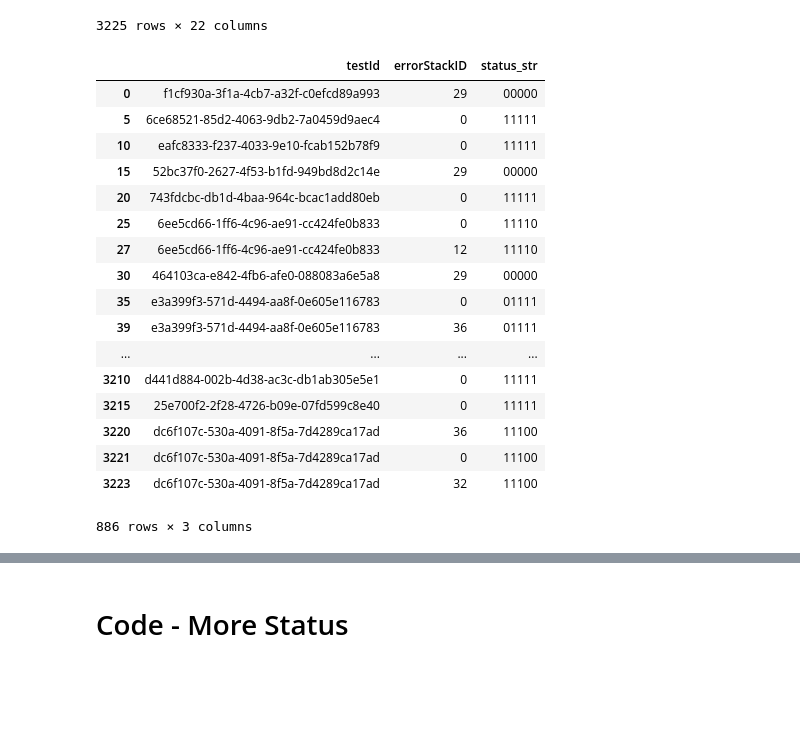
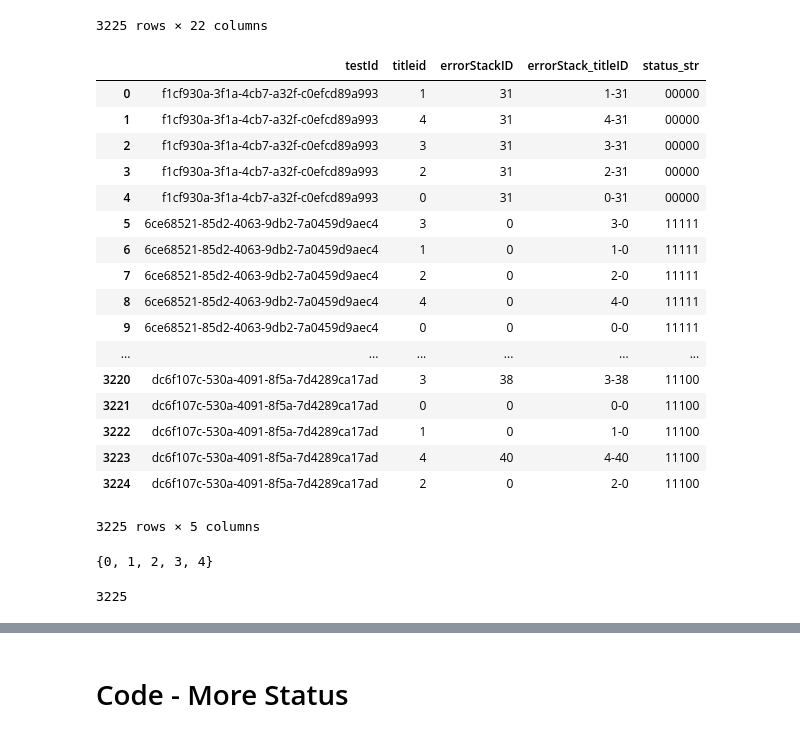
Before and after one commit to xzhren/autoQA, a Jupyter notebook: 2#CodeQA.ipynb, the cells around one changed output, grey strips where cells are left out. Saved outputs shown, nothing was run; the diff lists cells and outputs as text; code cells hidden in the pictures; blank space fills up the shorter version.

```diff
--- a/2#CodeQA.ipynb
+++ b/2#CodeQA.ipynb
@@ -201,0 +229,4 @@ test_info_pd.drop_duplicates
+# %%
+owner_id = list(test_info_pd.columns).index("owner")
+tester_id = list(test_info_pd.columns).index("tester")
+test_info_pd.apply(lambda line: line[owner_id] == line[tester_id], axis=1).drop_duplicates()
@@ -202,2 +236,3 @@ test_info_pd.drop_duplicates
 # %%
-test_info_pd.apply(lambda line: line[6] == line[-6], axis=1).drop_duplicates()
+tmp = test_info_pd.apply(lambda line: line[owner_id] == line[tester_id], axis=1).drop_duplicates()
+assert (len(tmp) == 1) and (tmp[0] == True)
@@ -369,7 +405,7 @@ java.lang.AssertionError: 未能正确添加博客 expected:<4> but was:<3>
 'java.lang.AssertionError: 未能正确添加博客 expected:<4> but was:<3>\n\tat org.junit.Assert.fail(Assert.java:88)\n\tat org.junit.Assert.failNotEquals(Assert.java:834)\n\tat org.junit.Assert.assertEquals(Asser ...
 # %%
 import re
-pattern = re.compile("\\tat .*\(.*\)\\n")
+pattern = re.compile("\\tat com.tianmaying.*\(.*\)\\n")
 def get_most_value_info(row):
     searchobj = pattern.search(str(row))
     if searchobj:
@@ -446,3 +526,7 @@ test_info_pd
 # %%
 lbl = preprocessing.LabelEncoder()
 test_info_pd['errorStackID'] = lbl.fit_transform(test_info_pd.errorStackSimple)
+# %%
+titleid = list(test_info_pd.columns).index("titleid")
+errorStackID = list(test_info_pd.columns).index("errorStackID")
+test_info_pd['errorStack_titleID'] = test_info_pd.apply(lambda line: str(line[titleid]) + "-" + str(line[errorStackID]), axis=1)
@@ -488,24 +613,40 @@ test_info_pd
 | 3224 | dc6f107c-530a-4091-8f5a-7d4289ca17ad | 根据ID获取博客 | passed | 0 | NaN | NaN | yuruchen1994 | java-basic | abstract-class-and-interface | default | ... |
 3225 rows × 22 columns
 # %%
-more_status_pd = test_info_pd[['testId','errorStackID', 'status_str']].drop_duplicates()
+more_status_pd = test_info_pd[['testId','titleid', 'errorStackID', 'errorStack_titleID', 'status_str']].drop_duplicates()
 more_status_pd
 # %% [output]
-|  | testId | errorStackID | status_str |
-| 0 | f1cf930a-3f1a-4cb7-a32f-c0efcd89a993 | 29 | 00000 |
-| 5 | 6ce68521-85d2-4063-9db2-7a0459d9aec4 | 0 | 11111 |
-| 10 | eafc8333-f237-4033-9e10-fcab152b78f9 | 0 | 11111 |
-| 15 | 52bc37f0-2627-4f53-b1fd-949bd8d2c14e | 29 | 00000 |
-| 20 | 743fdcbc-db1d-4baa-964c-bcac1add80eb | 0 | 11111 |
-| 25 | 6ee5cd66-1ff6-4c96-ae91-cc424fe0b833 | 0 | 11110 |
-| 27 | 6ee5cd66-1ff6-4c96-ae91-cc424fe0b833 | 12 | 11110 |
-| 30 | 464103ca-e842-4fb6-afe0-088083a6e5a8 | 29 | 00000 |
-| 35 | e3a399f3-571d-4494-aa8f-0e605e116783 | 0 | 01111 |
-| 39 | e3a399f3-571d-4494-aa8f-0e605e116783 | 36 | 01111 |
-| ... | ... | ... | ... |
-| 3210 | d441d884-002b-4d38-ac3c-db1ab305e5e1 | 0 | 11111 |
-| 3215 | 25e700f2-2f28-4726-b09e-07fd599c8e40 | 0 | 11111 |
-| 3220 | dc6f107c-530a-4091-8f5a-7d4289ca17ad | 36 | 11100 |
-| 3221 | dc6f107c-530a-4091-8f5a-7d4289ca17ad | 0 | 11100 |
-| 3223 | dc6f107c-530a-4091-8f5a-7d4289ca17ad | 32 | 11100 |
+|  | testId | titleid | errorStackID | errorStack_titleID | status_str |
+| 0 | f1cf930a-3f1a-4cb7-a32f-c0efcd89a993 | 1 | 31 | 1-31 | 00000 |
+| 1 | f1cf930a-3f1a-4cb7-a32f-c0efcd89a993 | 4 | 31 | 4-31 | 00000 |
+| 2 | f1cf930a-3f1a-4cb7-a32f-c0efcd89a993 | 3 | 31 | 3-31 | 00000 |
+| 3 | f1cf930a-3f1a-4cb7-a32f-c0efcd89a993 | 2 | 31 | 2-31 | 00000 |
+| 4 | f1cf930a-3f1a-4cb7-a32f-c0efcd89a993 | 0 | 31 | 0-31 | 00000 |
+| 5 | 6ce68521-85d2-4063-9db2-7a0459d9aec4 | 3 | 0 | 3-0 | 11111 |
+| 6 | 6ce68521-85d2-4063-9db2-7a0459d9aec4 | 1 | 0 | 1-0 | 11111 |
+| 7 | 6ce68521-85d2-4063-9db2-7a0459d9aec4 | 2 | 0 | 2-0 | 11111 |
+| 8 | 6ce68521-85d2-4063-9db2-7a0459d9aec4 | 4 | 0 | 4-0 | 11111 |
+| 9 | 6ce68521-85d2-4063-9db2-7a0459d9aec4 | 0 | 0 | 0-0 | 11111 |
+| ... | ... | ... | ... | ... | ... |
+| 3220 | dc6f107c-530a-4091-8f5a-7d4289ca17ad | 3 | 38 | 3-38 | 11100 |
+| 3221 | dc6f107c-530a-4091-8f5a-7d4289ca17ad | 0 | 0 | 0-0 | 11100 |
+| 3222 | dc6f107c-530a-4091-8f5a-7d4289ca17ad | 1 | 0 | 1-0 | 11100 |
+| 3223 | dc6f107c-530a-4091-8f5a-7d4289ca17ad | 4 | 40 | 4-40 | 11100 |
+| 3224 | dc6f107c-530a-4091-8f5a-7d4289ca17ad | 2 | 0 | 2-0 | 11100 |
-886 rows × 3 columns
+3225 rows × 5 columns
+# %%
+title_set = set(more_status_pd.titleid)
+print(title_set)
+errorStack_str_list = []
+for test_id in more_status_pd.testId:
+    errorStack_str = ''
+    for title_id in title_set:
+        tmp = more_status_pd[(more_status_pd.testId == test_id) & (more_status_pd.titleid == title_id)].errorStackID.values[0]
+        assert tmp < 100
+        if tmp < 10: errorStack_str += '0' + str(tmp) + '-'
+        else: errorStack_str += str(tmp) + '-'
+    errorStack_str_list.append(errorStack_str)
+len(errorStack_str_list)
+# %% [output]
+{0, 1, 2, 3, 4}
+3225
```
Also changed, not shown: parts of 28 cells of this notebook, 3 other files.
